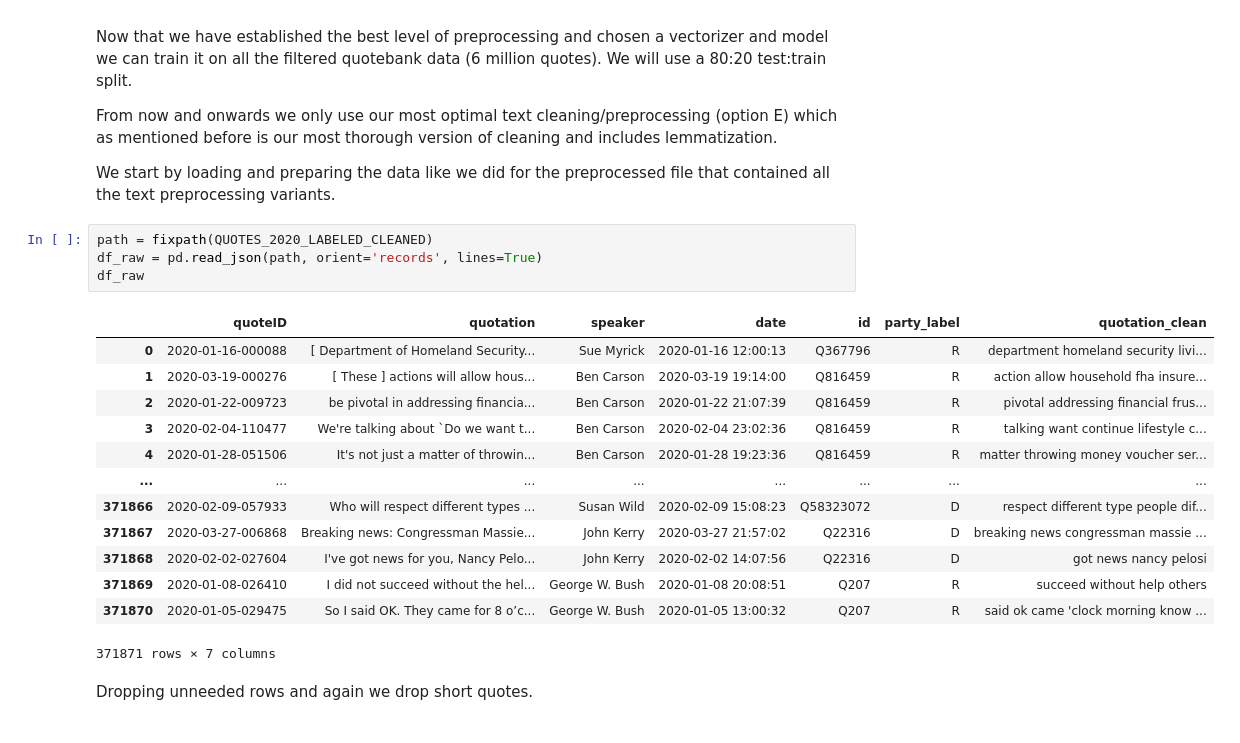
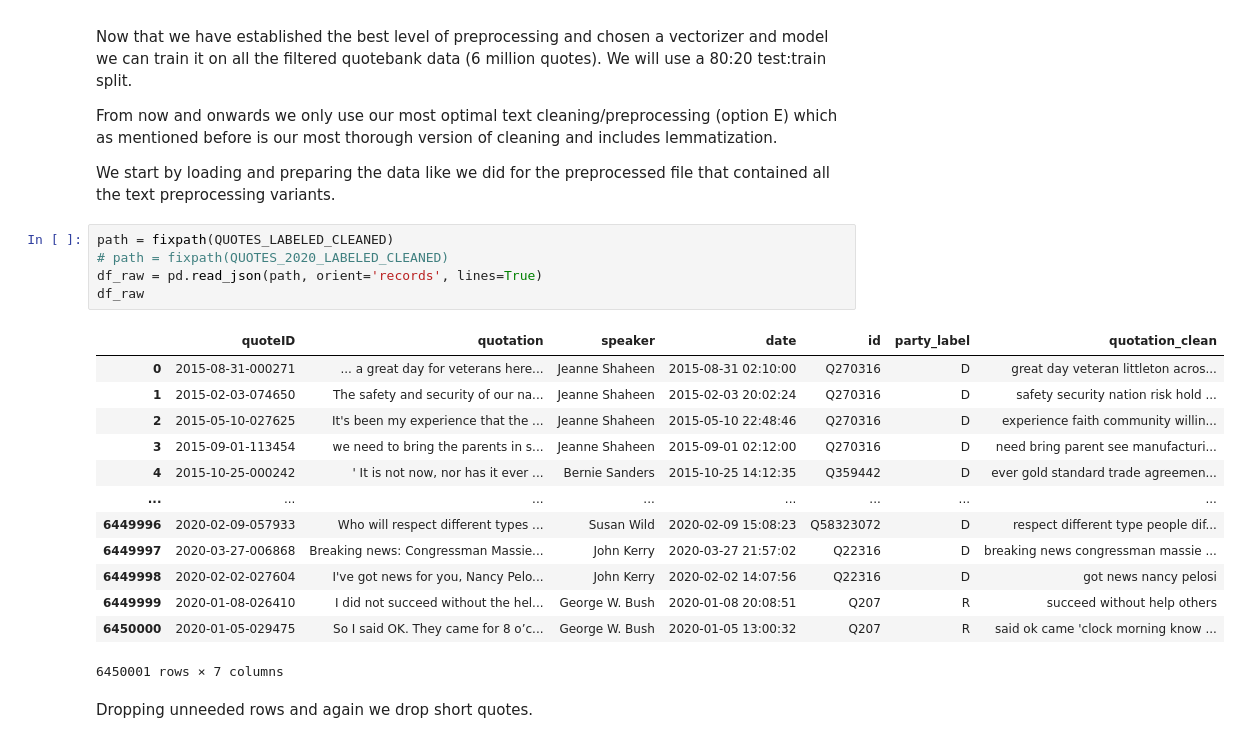
Before and after one commit to epfl-ada/ada-2021-project-mmng, a Jupyter notebook: part3_2-model_training.ipynb, the cells around one changed output. Cells and saved outputs as stored; diff of their text form.

```diff
--- a/part3_2-model_training.ipynb
+++ b/part3_2-model_training.ipynb
@@ -37,23 +33,24 @@ version of cleaning and includes lemmatization.
 We start by loading and preparing the data like we did for the preprocessed file
 that contained all the text preprocessing variants.
 # %%
-path = fixpath(QUOTES_2020_LABELED_CLEANED)
+path = fixpath(QUOTES_LABELED_CLEANED)
+# path = fixpath(QUOTES_2020_LABELED_CLEANED)
 df_raw = pd.read_json(path, orient='records', lines=True)
 df_raw
 # %% [output]
 |  | quoteID | quotation | speaker | date | id | party_label | quotation_clean |
-| 0 | 2020-01-16-000088 | [ Department of Homeland Security... | Sue Myrick | 2020-01-16 12:00:13 | Q367796 | R | department homeland security livi... |
-| 1 | 2020-03-19-000276 | [ These ] actions will allow hous... | Ben Carson | 2020-03-19 19:14:00 | Q816459 | R | action allow household fha insure... |
-| 2 | 2020-01-22-009723 | be pivotal in addressing financia... | Ben Carson | 2020-01-22 21:07:39 | Q816459 | R | pivotal addressing financial frus... |
-| 3 | 2020-02-04-110477 | We're talking about `Do we want t... | Ben Carson | 2020-02-04 23:02:36 | Q816459 | R | talking want continue lifestyle c... |
-| 4 | 2020-01-28-051506 | It's not just a matter of throwin... | Ben Carson | 2020-01-28 19:23:36 | Q816459 | R | matter throwing money voucher ser... |
+| 0 | 2015-08-31-000271 | ... a great day for veterans here... | Jeanne Shaheen | 2015-08-31 02:10:00 | Q270316 | D | great day veteran littleton acros... |
+| 1 | 2015-02-03-074650 | The safety and security of our na... | Jeanne Shaheen | 2015-02-03 20:02:24 | Q270316 | D | safety security nation risk hold ... |
+| 2 | 2015-05-10-027625 | It's been my experience that the ... | Jeanne Shaheen | 2015-05-10 22:48:46 | Q270316 | D | experience faith community willin... |
+| 3 | 2015-09-01-113454 | we need to bring the parents in s... | Jeanne Shaheen | 2015-09-01 02:12:00 | Q270316 | D | need bring parent see manufacturi... |
+| 4 | 2015-10-25-000242 | ' It is not now, nor has it ever ... | Bernie Sanders | 2015-10-25 14:12:35 | Q359442 | D | ever gold standard trade agreemen... |
 | ... | ... | ... | ... | ... | ... | ... | ... |
-| 371866 | 2020-02-09-057933 | Who will respect different types ... | Susan Wild | 2020-02-09 15:08:23 | Q58323072 | D | respect different type people dif... |
-| 371867 | 2020-03-27-006868 | Breaking news: Congressman Massie... | John Kerry | 2020-03-27 21:57:02 | Q22316 | D | breaking news congressman massie ... |
-| 371868 | 2020-02-02-027604 | I've got news for you, Nancy Pelo... | John Kerry | 2020-02-02 14:07:56 | Q22316 | D | got news nancy pelosi |
-| 371869 | 2020-01-08-026410 | I did not succeed without the hel... | George W. Bush | 2020-01-08 20:08:51 | Q207 | R | succeed without help others |
-| 371870 | 2020-01-05-029475 | So I said OK. They came for 8 o’c... | George W. Bush | 2020-01-05 13:00:32 | Q207 | R | said ok came 'clock morning know ... |
+| 6449996 | 2020-02-09-057933 | Who will respect different types ... | Susan Wild | 2020-02-09 15:08:23 | Q58323072 | D | respect different type people dif... |
+| 6449997 | 2020-03-27-006868 | Breaking news: Congressman Massie... | John Kerry | 2020-03-27 21:57:02 | Q22316 | D | breaking news congressman massie ... |
+| 6449998 | 2020-02-02-027604 | I've got news for you, Nancy Pelo... | John Kerry | 2020-02-02 14:07:56 | Q22316 | D | got news nancy pelosi |
+| 6449999 | 2020-01-08-026410 | I did not succeed without the hel... | George W. Bush | 2020-01-08 20:08:51 | Q207 | R | succeed without help others |
+| 6450000 | 2020-01-05-029475 | So I said OK. They came for 8 o’c... | George W. Bush | 2020-01-05 13:00:32 | Q207 | R | said ok came 'clock morning know ... |
-371871 rows × 7 columns
+6450001 rows × 7 columns
 # %% [markdown]
 Dropping unneeded rows and again we drop short quotes.
 # %%
```
Also changed, not shown: parts of 14 cells of this notebook.
